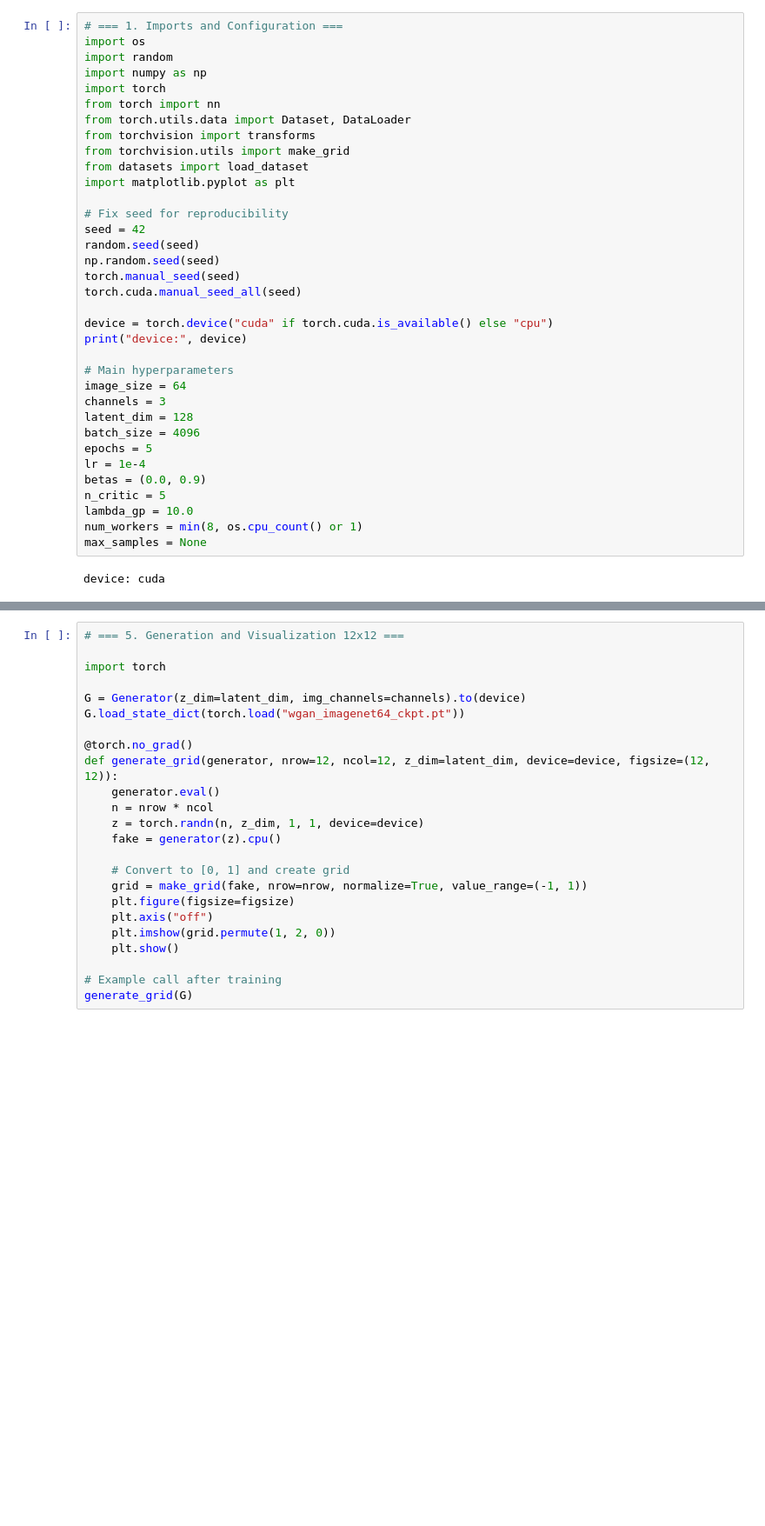
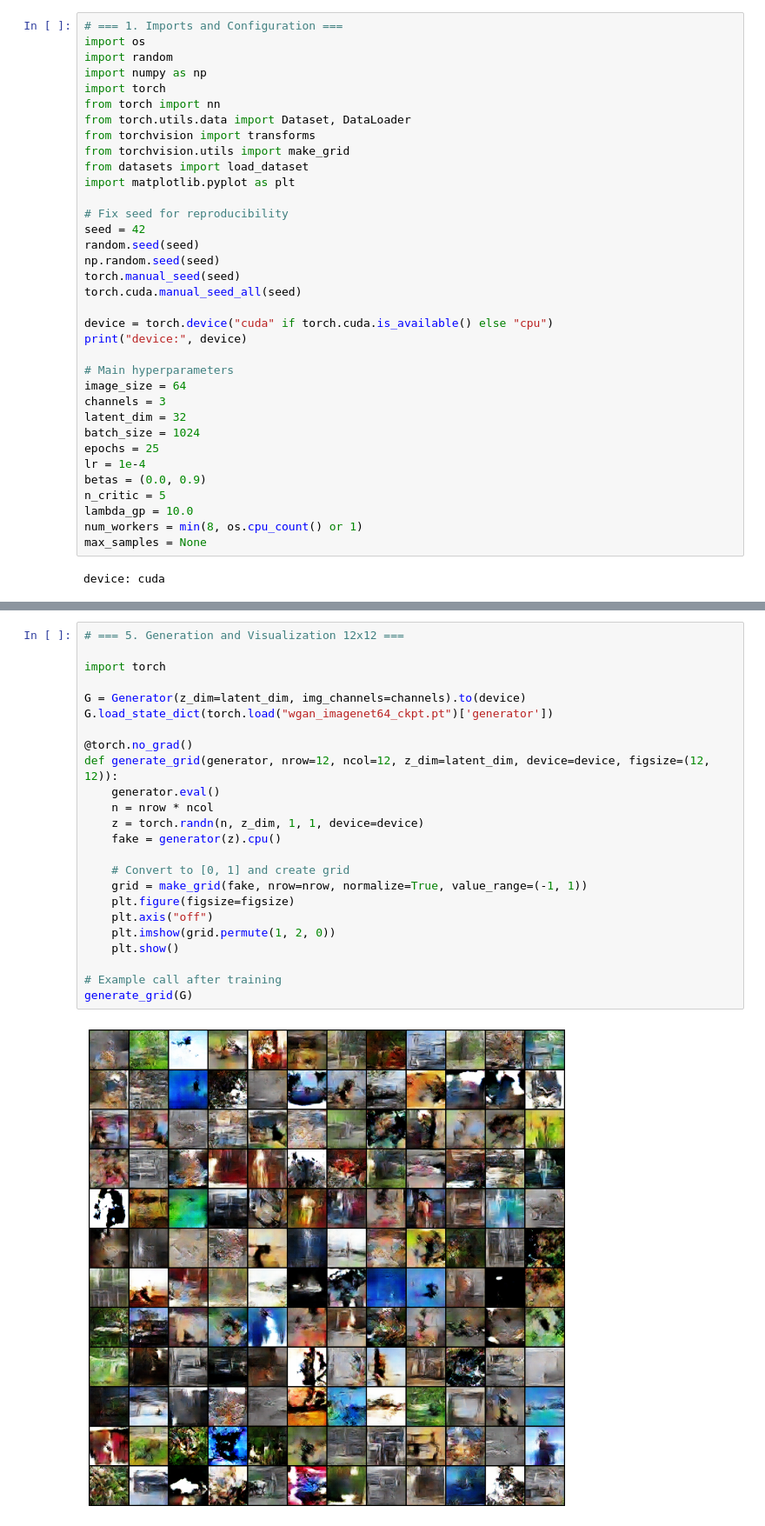
Before and after one commit to Dont4rootMe/simulative-GAN_lectures, a Jupyter notebook: gan.ipynb, the cells around one changed output, grey strips where cells are left out. Shown at 87% size. Saved outputs shown, nothing was run; the diff lists cells and outputs as text; blank space fills up the shorter version.

```diff
--- a/gan.ipynb
+++ b/gan.ipynb
@@ -935,9 +935,9 @@ print("device:", device)
 # Main hyperparameters
 image_size = 64
 channels = 3
-latent_dim = 128
-batch_size = 4096
-epochs = 5
+latent_dim = 32
+batch_size = 1024
+epochs = 25
 lr = 1e-4
 betas = (0.0, 0.9)
 n_critic = 5
@@ -1147,24 +1125,26 @@ Checkpoint saved to: wgan_imagenet64_ckpt.pt
 # %%
 # === 5. Generation and Visualization 12x12 ===
 
 import torch
 
 G = Generator(z_dim=latent_dim, img_channels=channels).to(device)
-G.load_state_dict(torch.load("wgan_imagenet64_ckpt.pt"))
+G.load_state_dict(torch.load("wgan_imagenet64_ckpt.pt")['generator'])
 
 @torch.no_grad()
 def generate_grid(generator, nrow=12, ncol=12, z_dim=latent_dim, device=device, figsize=(12, 12)):
     generator.eval()
     n = nrow * ncol
     z = torch.randn(n, z_dim, 1, 1, device=device)
     fake = generator(z).cpu()
 
     # Convert to [0, 1] and create grid
     grid = make_grid(fake, nrow=nrow, normalize=True, value_range=(-1, 1))
     plt.figure(figsize=figsize)
     plt.axis("off")
     plt.imshow(grid.permute(1, 2, 0))
     plt.show()
 
 # Example call after training
 generate_grid(G)
+# %% [output]
+[figure, added]
```
Also changed, not shown: parts of 4 cells of this notebook.
